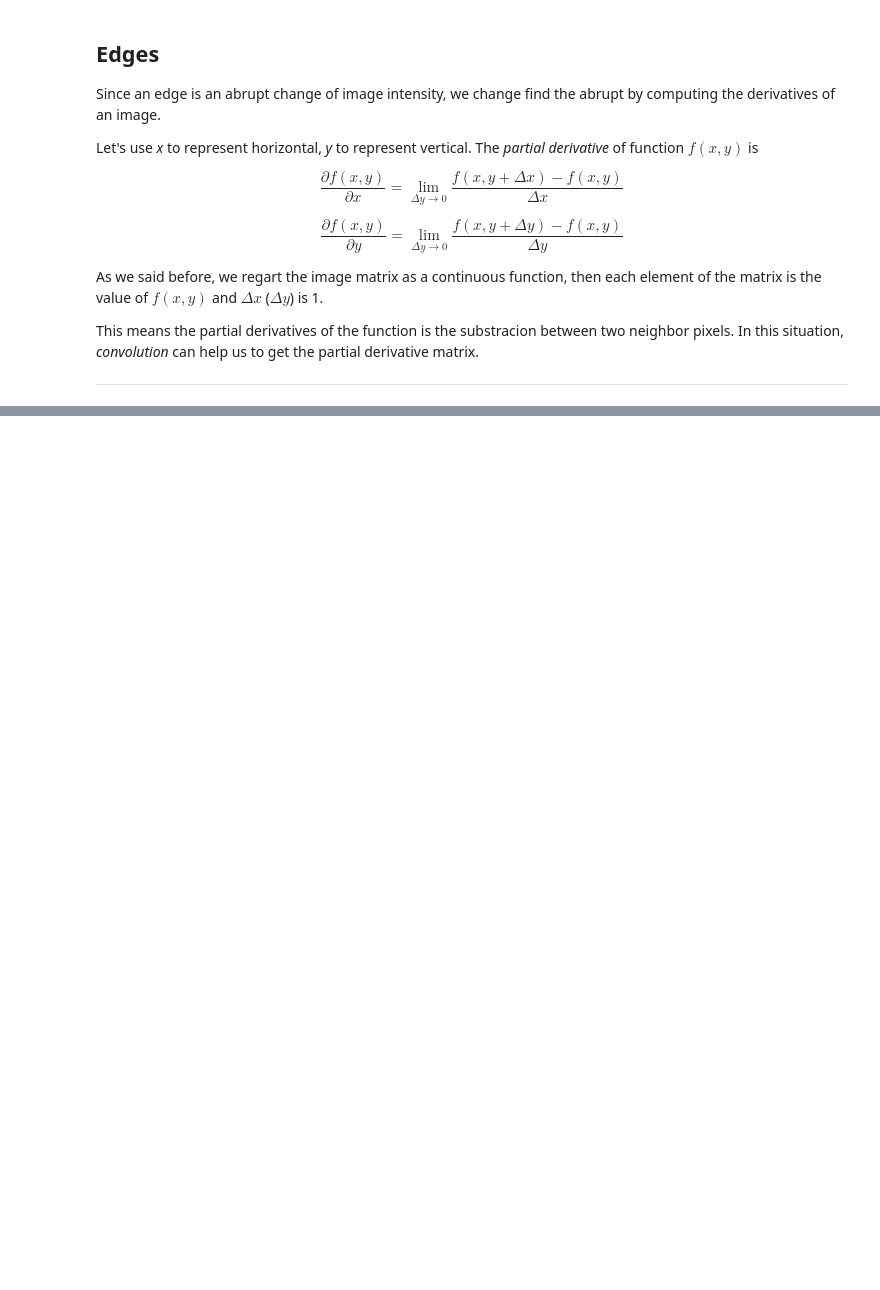
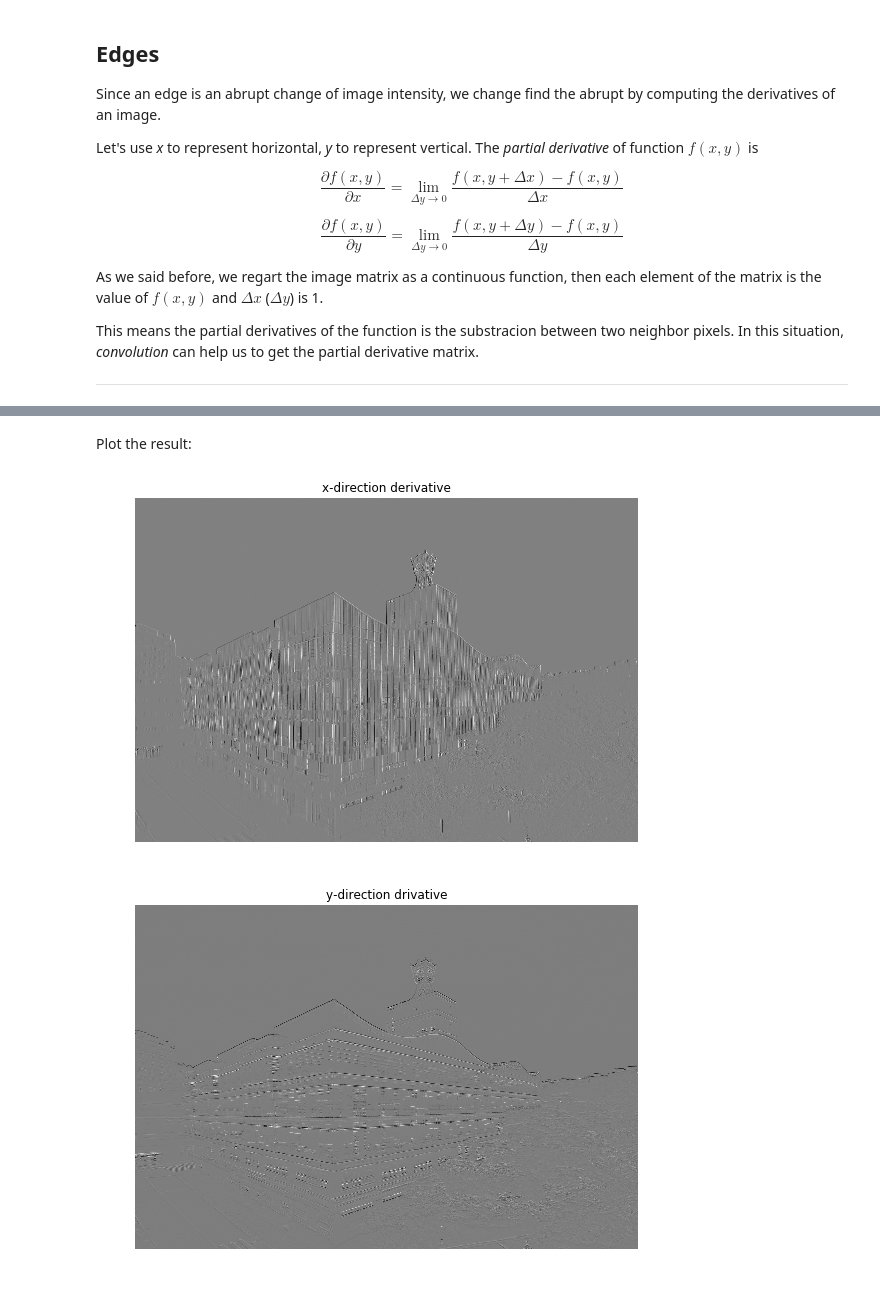
Before and after one commit to z1ggy-o/assignment01, a Jupyter notebook: assignment05/assignment05.ipynb, the cells around one changed output, grey strips where cells are left out. Saved outputs shown, nothing was run; the diff lists cells and outputs as text; code cells hidden in the pictures; blank space fills up the shorter version.

```diff
--- a/assignment05/assignment05.ipynb
+++ b/assignment05/assignment05.ipynb
@@ -78,0 +113,11 @@ the derivative is f(x+1)-f(x)/h, use convolution, we can the the partial derivat
+# %%
+# x-axis kernel
+ker_x = np.array([
+                     [1, 0, -1],
+                     [1, 0, -1],
+                     [1, 0, -1]])
+
+# y-axis kernel
+ker_y = np.array([[1, 1, 1],
+                  [0, 0, 0],
+                  [-1, -1, -1]])
@@ -78,0 +132,25 @@ the derivative is f(x+1)-f(x)/h, use convolution, we can the the partial derivat
+# %%
+# derivative x-axis
+de_x = signal.convolve2d(
+    im_gray, ker_x, boundary='symm', mode='same')
+
+# derivative y-axis
+de_y = signal.convolve2d(
+    im_gray, ker_y, boundary='symm', mode='same')
+# %% [markdown]
+Plot the result:
+# %%
+plt.figure(2, figsize=(9,12))
+plt.title('x-direction derivative')
+plt.imshow(de_x, cmap='gray')
+plt.axis('off')
+
+plt.figure(3, figsize=(9,12))
+plt.title('y-direction drivative')
+plt.imshow(de_y, cmap='gray')
+plt.axis('off')
+
+plt.show()
+# %% [output]
+[figure, added]
+[figure, added]
```
Also changed, not shown: parts of 27 cells of this notebook, 3 other files.
